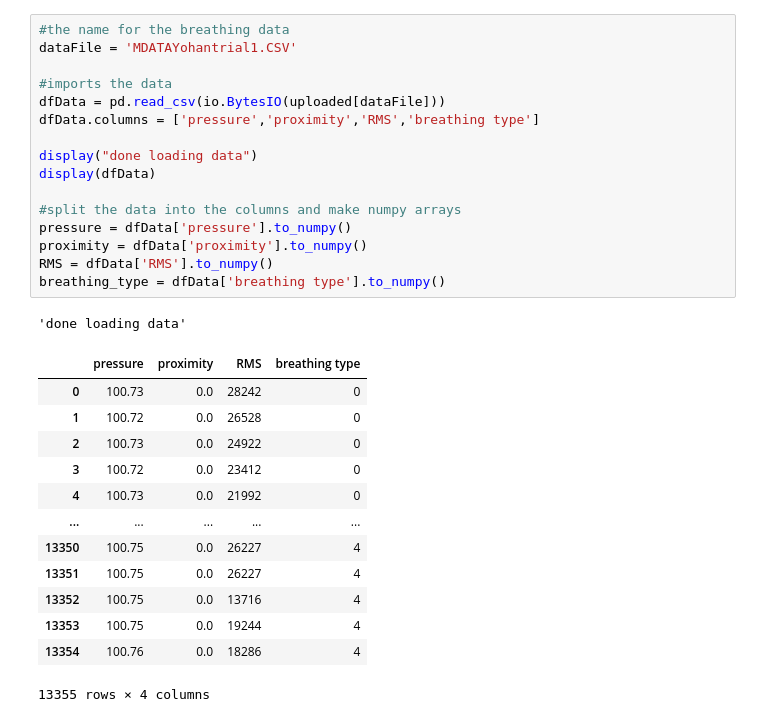
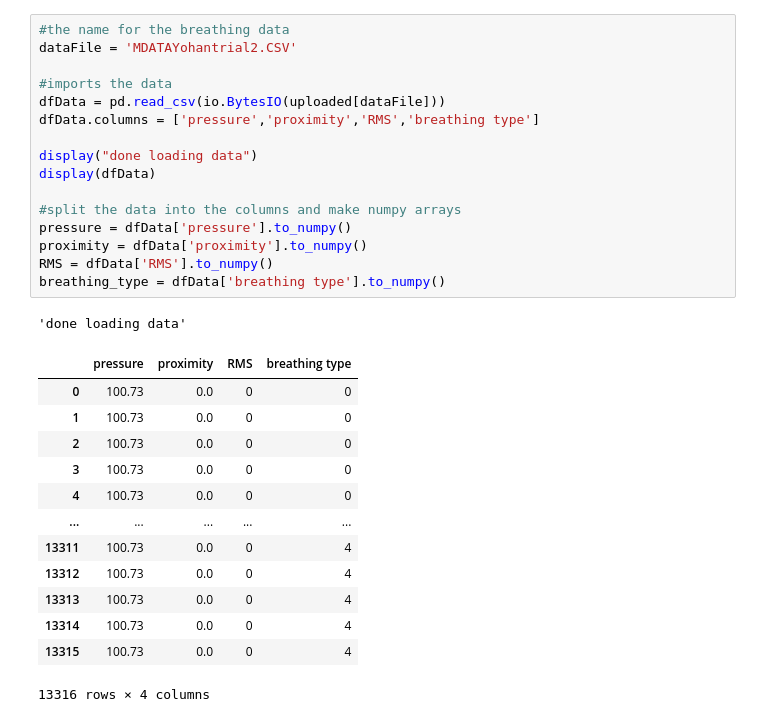
Before and after one commit to yohancsx/SmartMask, a Jupyter notebook: data processing/DataCollectionVisualization.ipynb, the cells around one changed output. Saved outputs shown, nothing was run; the diff lists cells and outputs as text.

```diff
--- a/data processing/DataCollectionVisualization.ipynb
+++ b/data processing/DataCollectionVisualization.ipynb
@@ -17,31 +21,31 @@ Saving MDATAYohantrial1.CSV to MDATAYohantrial1.CSV
 # %%
 #the name for the breathing data
-dataFile = 'MDATAYohantrial1.CSV'
+dataFile = 'MDATAYohantrial2.CSV'
 
 #imports the data
 dfData = pd.read_csv(io.BytesIO(uploaded[dataFile]))
 dfData.columns = ['pressure','proximity','RMS','breathing type']
 
 display("done loading data")
 display(dfData)
 
 #split the data into the columns and make numpy arrays
 pressure = dfData['pressure'].to_numpy()
 proximity = dfData['proximity'].to_numpy()
 RMS = dfData['RMS'].to_numpy()
 breathing_type = dfData['breathing type'].to_numpy()
 # %% [output]
 'done loading data'
 |  | pressure | proximity | RMS | breathing type |
-| 0 | 100.73 | 0.0 | 28242 | 0 |
-| 1 | 100.72 | 0.0 | 26528 | 0 |
-| 2 | 100.73 | 0.0 | 24922 | 0 |
-| 3 | 100.72 | 0.0 | 23412 | 0 |
-| 4 | 100.73 | 0.0 | 21992 | 0 |
+| 0 | 100.73 | 0.0 | 0 | 0 |
+| 1 | 100.73 | 0.0 | 0 | 0 |
+| 2 | 100.73 | 0.0 | 0 | 0 |
+| 3 | 100.73 | 0.0 | 0 | 0 |
+| 4 | 100.73 | 0.0 | 0 | 0 |
 | ... | ... | ... | ... | ... |
-| 13350 | 100.75 | 0.0 | 26227 | 4 |
-| 13351 | 100.75 | 0.0 | 26227 | 4 |
-| 13352 | 100.75 | 0.0 | 13716 | 4 |
-| 13353 | 100.75 | 0.0 | 19244 | 4 |
-| 13354 | 100.76 | 0.0 | 18286 | 4 |
+| 13311 | 100.73 | 0.0 | 0 | 4 |
+| 13312 | 100.73 | 0.0 | 0 | 4 |
+| 13313 | 100.73 | 0.0 | 0 | 4 |
+| 13314 | 100.73 | 0.0 | 0 | 4 |
+| 13315 | 100.73 | 0.0 | 0 | 4 |
-13355 rows × 4 columns
+13316 rows × 4 columns
```
Also changed, not shown: parts of 5 cells of this notebook.
